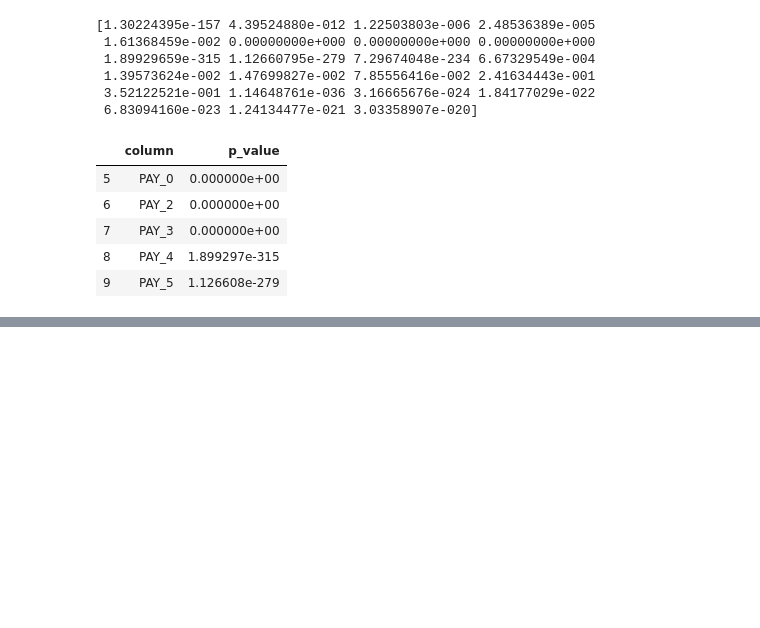
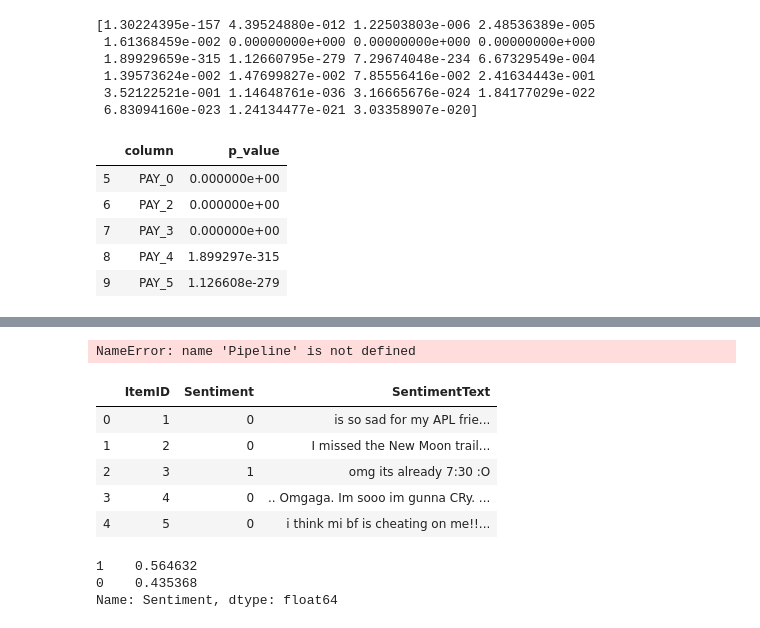
Before and after one commit to SuperSupeng/Data-analysis-with-python, a Jupyter notebook: dataAnalysis/Feature understanding/Feature Selection.ipynb, the cells around one changed output, grey strips where cells are left out. Drawn from its saved outputs; the diff is of its cells as text; code cells hidden in the pictures; blank space fills up the shorter version.

```diff
--- a/dataAnalysis/Feature understanding/Feature Selection.ipynb
+++ b/dataAnalysis/Feature understanding/Feature Selection.ipynb
@@ -374,0 +380,28 @@ p_values[p_values['p_value'] >= 0.05]
+# %%
+k_best = SelectKBest(f_classif)
+
+# Make a new pipeline with SelectKBest
+select_k_pipe = Pipeline([('k_best', k_best),
+                          ('classifier', d_tree)])
+
+select_k_best_pipe_params = deepcopy(tree_pipe_params)
+
+select_k_best_pipe_params.update({'k_best__k':range(1,23)+['all'],  # the 'all' literally does nothing to subset
+                                 })
+print(select_k_best_pipe_params)
+# comparable to our results with correlationchooser
+get_best_model_and_accuracy(select_k_pipe, select_k_best_pipe_params, X, y)
+# %% [output]
+NameError: name 'Pipeline' is not defined
+# %%
+tweets = pd.read_csv('~/开发/AI相关/特征工程/Feature-Engineering-Made-Easy-master/data/twitter_sentiment.csv',
+                     encoding='latin1')
+# %%
+tweets.head()
+# %% [output]
+|  | ItemID | Sentiment | SentimentText |
+| 0 | 1 | 0 | is so sad for my APL frie... |
+| 1 | 2 | 0 | I missed the New Moon trail... |
+| 2 | 3 | 1 | omg its already 7:30 :O |
+| 3 | 4 | 0 | .. Omgaga. Im sooo im gunna CRy. ... |
+| 4 | 5 | 0 | i think mi bf is cheating on me!!... |
@@ -374,0 +410,7 @@ p_values[p_values['p_value'] >= 0.05]
+# %%
+# null accuracy
+tweets_y.value_counts(normalize=True)
+# %% [output]
+1    0.564632
+0    0.435368
+Name: Sentiment, dtype: float64
```
Also changed, not shown: parts of 13 cells of this notebook.
